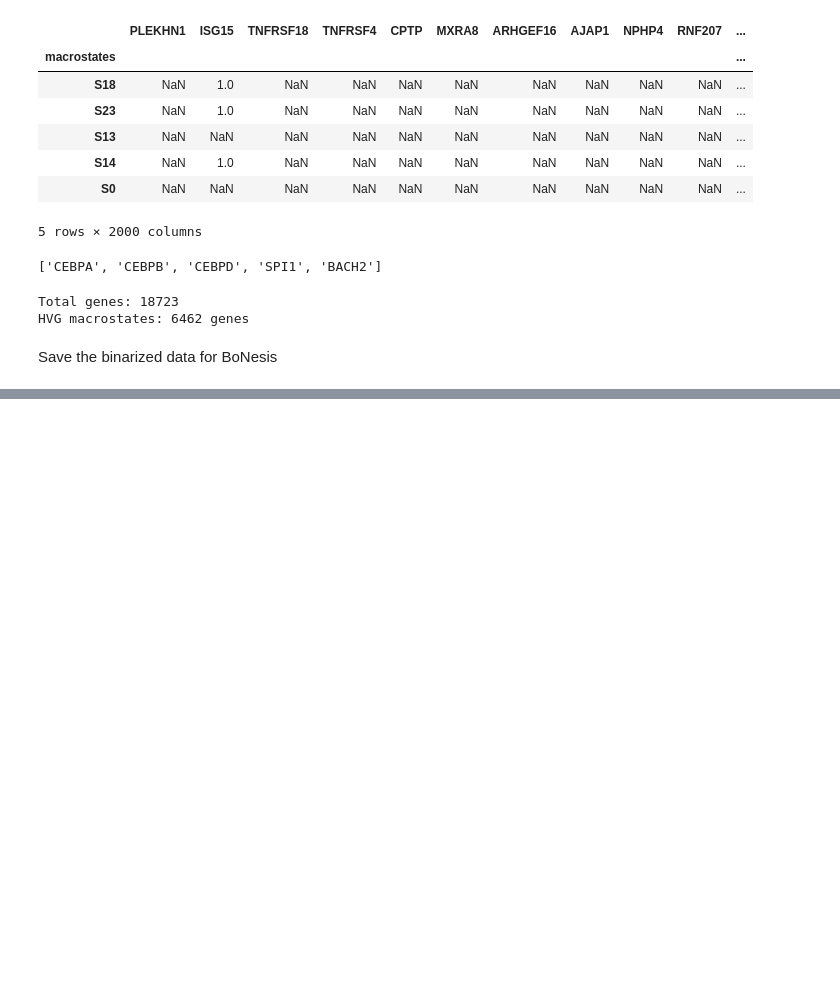
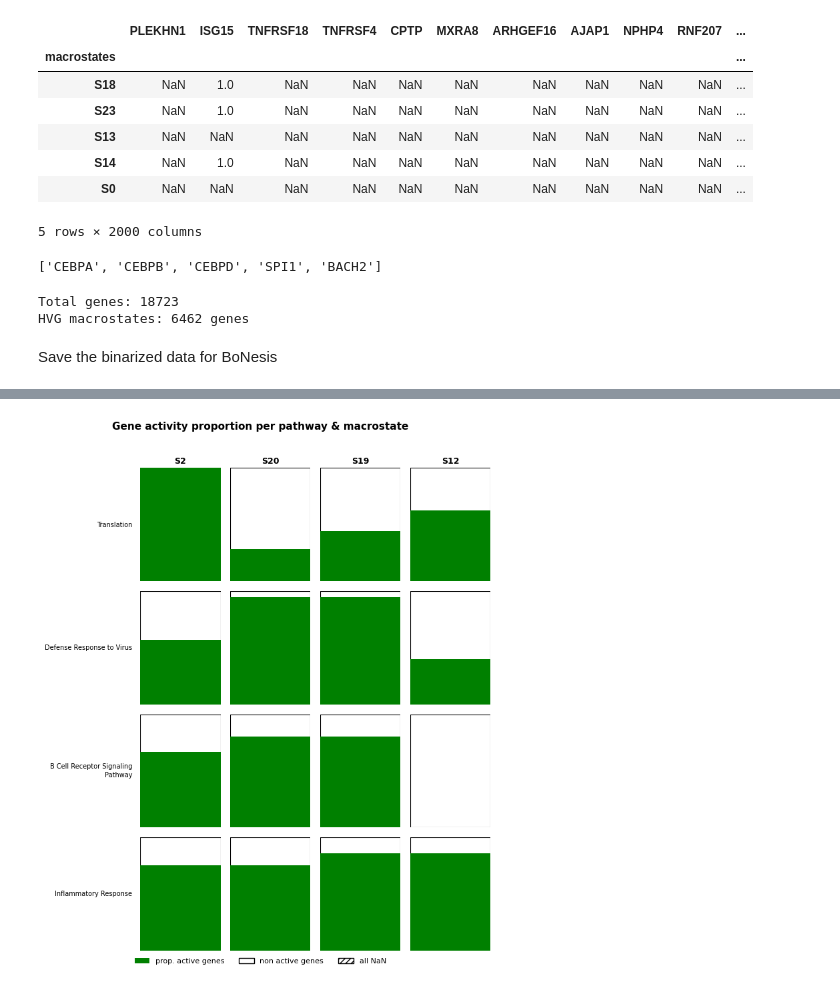
Before and after one commit to Augugustine/CITE-seq-analysis-CLL, a Jupyter notebook: 3- Boolean model/Binarization.ipynb, the cells around one changed output, grey strips where cells are left out. Cells and saved outputs as stored; diff of their text form; code cells hidden in the pictures; blank space fills up the shorter version.

```diff
--- a/3- Boolean model/Binarization.ipynb
+++ b/3- Boolean model/Binarization.ipynb
@@ -1128,0 +1019,96 @@ Missing : []
+# %%
+import matplotlib.pyplot as plt
+import matplotlib.patches as patches
+import numpy as np
+import textwrap
+
+def plot_pathway_proportions(binarized_states, pathways, figsize_scale=(1.8, 2.0)):
+    """
+    binarized_states : DataFrame binaire (0/1/NaN)
+                       index = macrostates (ex: S2, S20, ...)
+                       colonnes = gènes
+    pathways         : dict {nom_pathway: [liste de gènes]}
+    """
+    macrostates = list(binarized_states.index)
+    n_states    = len(macrostates)
+    n_pathways  = len(pathways)
+
+    fig, axes = plt.subplots(
+        n_pathways, n_states,
+        figsize=(n_states * figsize_scale[0], n_pathways * figsize_scale[1]),
+        squeeze=False
+    )
+
+    for row, (pw_name, genes) in enumerate(pathways.items()):
+        for col, state in enumerate(macrostates):
+            ax = axes[row, col]
+            ax.set_xlim(0, 1)
+            ax.set_ylim(0, 1)
+            ax.axis("off")
+
+            # Pathways genes prsent in the matrix
+            pw_genes = [g for g in genes if g in binarized_states.columns]
+
+            if not pw_genes:
+                ax.add_patch(patches.Rectangle(
+                    (0, 0), 1, 1, transform=ax.transAxes,
+                    facecolor="lightgray", edgecolor="green", linewidth=0.8
+                ))
+                ax.text(0.5, 0.5, "no genes", ha="center", va="center",
+                        color="gray", fontsize=7, transform=ax.transAxes)
+            else:
+                values = binarized_states.loc[state, pw_genes]
+                valid  = values.dropna()
+
+                # White
+                ax.add_patch(patches.Rectangle(
+                    (0, 0), 1, 1, transform=ax.transAxes,
+                    facecolor="white", edgecolor="black", linewidth=0.8
+                ))
+
+                if len(valid) == 0:
+                    # Nan
+                    ax.add_patch(patches.Rectangle(
+                        (0, 0), 1, 1, transform=ax.transAxes,
+                        facecolor="none", edgecolor="black", linewidth=0.8,
+                        hatch="////"
+                    ))
+                else:
+                    proportion = valid.sum() / len(valid)
+                    if proportion > 0:
+                        ax.add_patch(patches.Rectangle(
+                            (0, 0), 1, proportion, transform=ax.transAxes,
+                            facecolor="green", edgecolor="none"
+                        ))
+
+            # Header macrostates
+            if row == 0:
+                ax.set_title(state, fontsize=9, pad=5, fontweight="bold")
+
+            # Label pathway
+            if col == 0:
+                wrapped = "\n".join(textwrap.wrap(pw_name, width=28))
+                ax.text(-0.1, 0.5, wrapped,fontsize=7, rotation=0,va="center", ha="right",transform=ax.transAxes,linespacing=1.4)
+
+    fig.suptitle("Gene activity proportion per pathway & macrostate",
+                 fontsize=11, y=1.01, fontweight="bold")
+
+    # Legend
+    legend_elements = [
+        patches.Patch(facecolor="green", label="prop. active genes"),
+        patches.Patch(facecolor="white", edgecolor="black", label="non active genes"),
+        patches.Patch(facecolor="none",  edgecolor="black", hatch="////", label="all NaN"),
+    ]
+    fig.legend(handles=legend_elements, loc="lower center",
+               ncol=3, fontsize=8, bbox_to_anchor=(0.5, -0.02),
+               frameon=False)
+
+    plt.tight_layout()
+    plt.subplots_adjust(left=0.25)
+    plt.savefig("pathway_proportions.png", dpi=150, bbox_inches="tight")
+    plt.show()
+
+
+plot_pathway_proportions(binarized_states, pathways)
+# %% [output]
+[figure, added]
```
Also changed, not shown: parts of 30 cells of this notebook.
